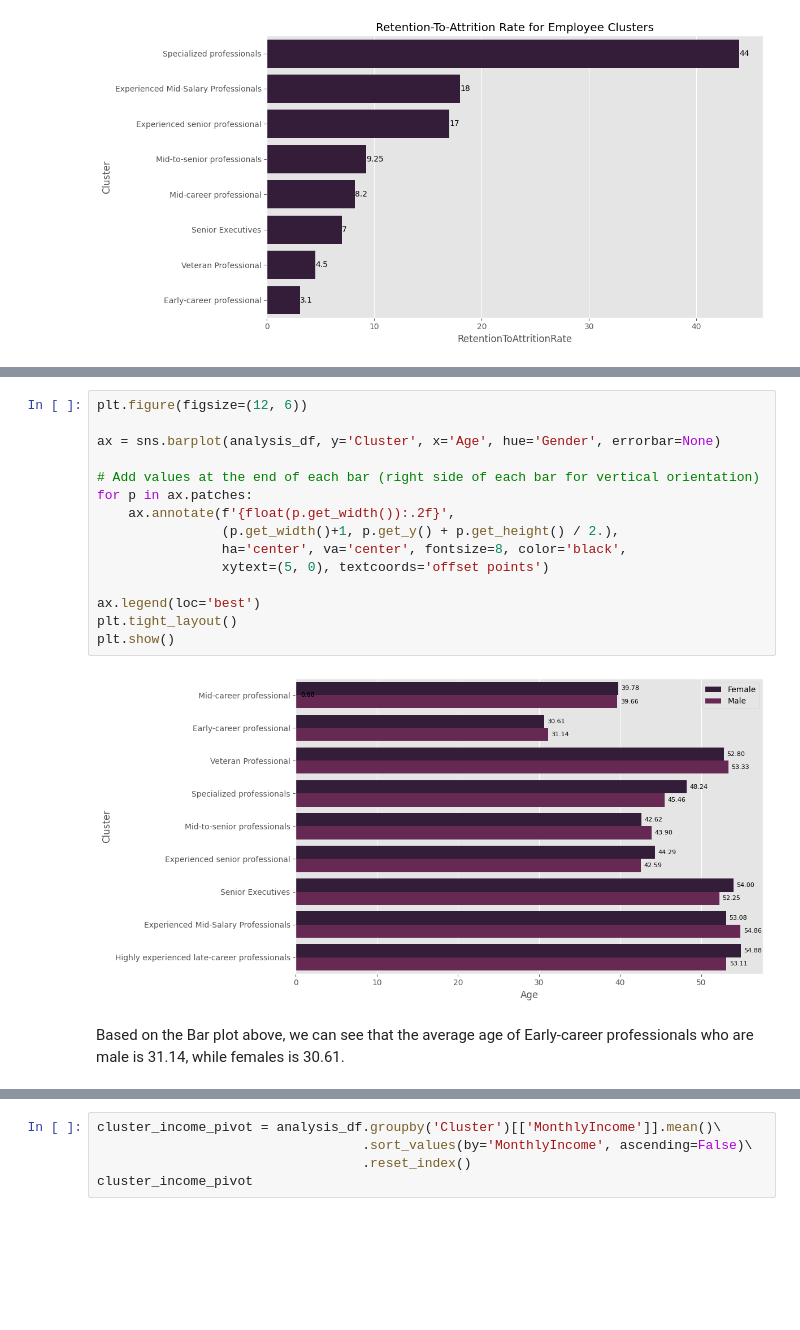
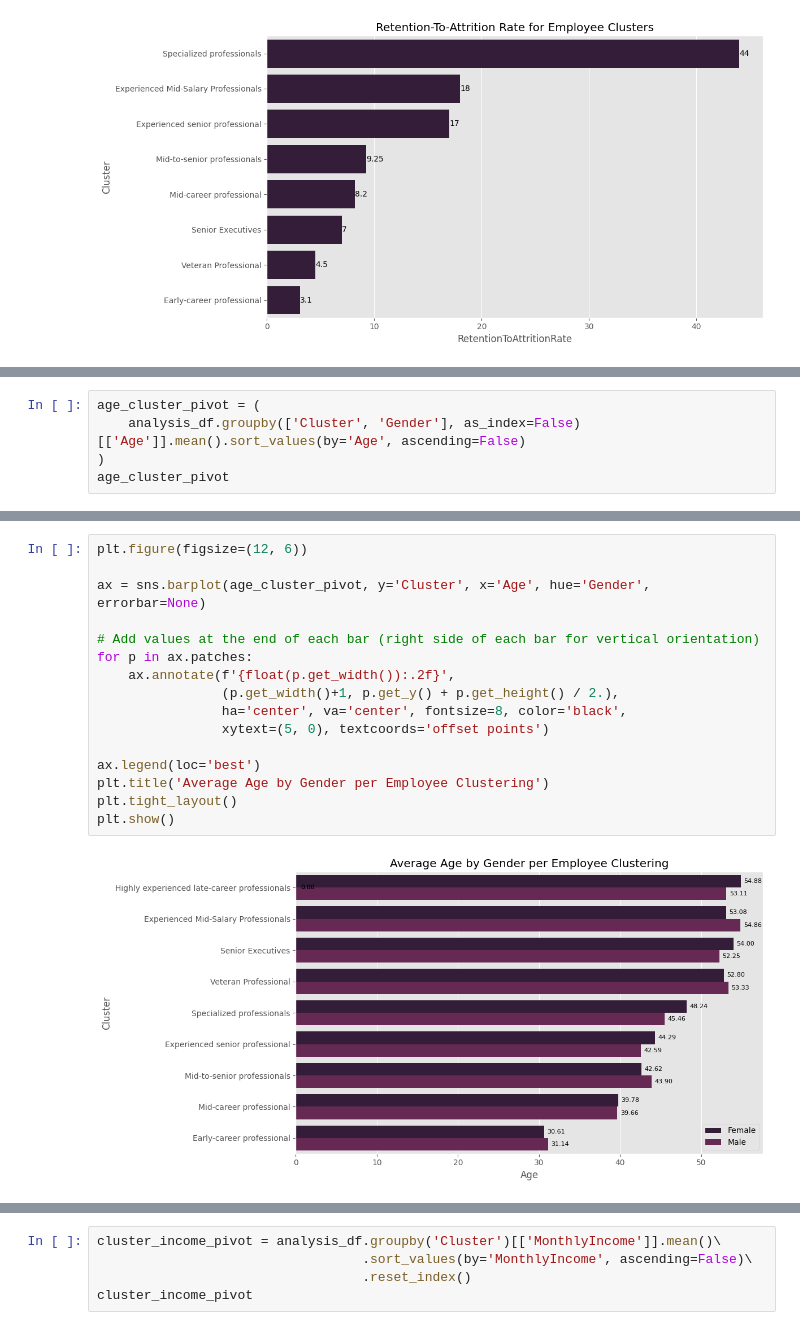
Before and after one commit to Just-Aymz/HR-Employee-Attrition-Prediction, a Jupyter notebook: Attrition_Report.ipynb, the cells around one changed output, grey strips where cells are left out. Drawn from its saved outputs; the diff is of its cells as text; blank space fills up the shorter version.

```diff
--- a/Attrition_Report.ipynb
+++ b/Attrition_Report.ipynb
@@ -1282,0 +1516,5 @@ Based on the bar plot and pivot tables above, we can see that the attrition rate
+# %%
+age_cluster_pivot = (
+    analysis_df.groupby(['Cluster', 'Gender'], as_index=False)[['Age']].mean().sort_values(by='Age', ascending=False)
+)
+age_cluster_pivot
@@ -1283,20 +1539,19 @@ Based on the bar plot and pivot tables above, we can see that the attrition rate
 # %%
 plt.figure(figsize=(12, 6))
 
-ax = sns.barplot(analysis_df, y='Cluster', x='Age', hue='Gender', errorbar=None)
+ax = sns.barplot(age_cluster_pivot, y='Cluster', x='Age', hue='Gender', errorbar=None)
 
 # Add values at the end of each bar (right side of each bar for vertical orientation)
 for p in ax.patches:
     ax.annotate(f'{float(p.get_width()):.2f}',
                 (p.get_width()+1, p.get_y() + p.get_height() / 2.),
                 ha='center', va='center', fontsize=8, color='black',
                 xytext=(5, 0), textcoords='offset points')
 
 ax.legend(loc='best')
+plt.title('Average Age by Gender per Employee Clustering')
 plt.tight_layout()
 plt.show()
 # %% [output]
-[figure, old version]
+[figure, new version]
-# %% [markdown]
-Based on the Bar plot above, we can see that the average age of Early-career professionals who are male is 31.14, while females is 30.61.
 # %% [markdown]
```
Also changed, not shown: parts of 39 cells of this notebook.
